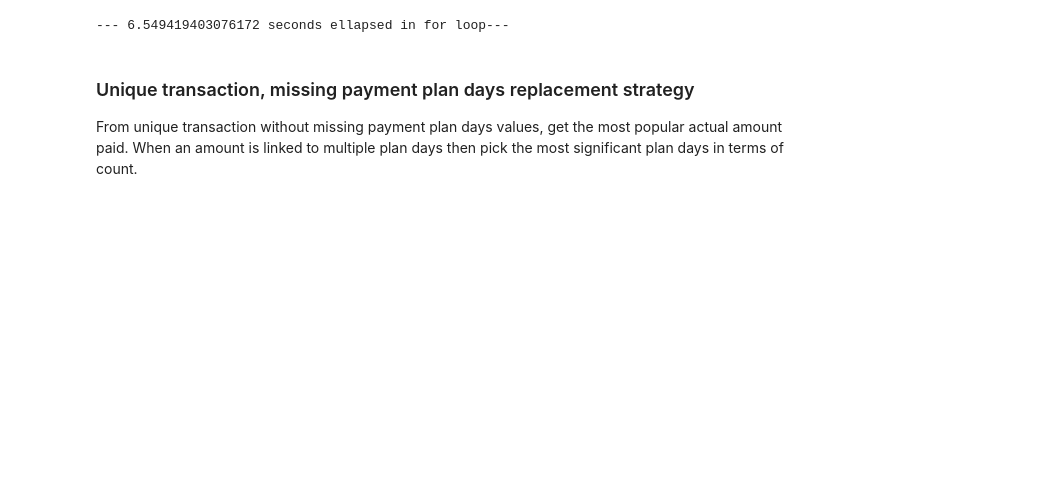
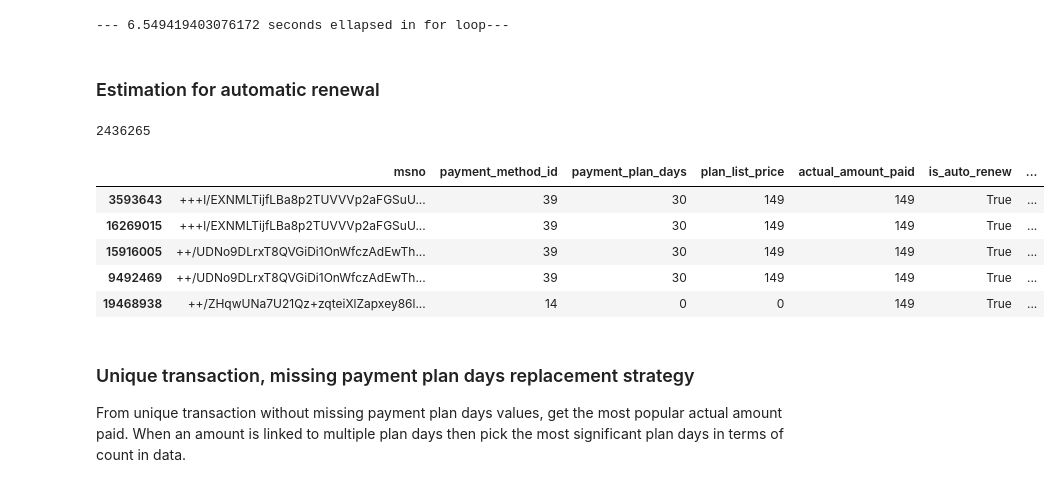
Before and after one commit to cedricherman/Churn_Prediction_KKBOX, a Jupyter notebook: notebooks/Transaction_Extra.ipynb, the cells around one changed output. Saved outputs shown, nothing was run; the diff lists cells and outputs as text; code cells hidden in the pictures; blank space fills up the shorter version.

```diff
--- a/notebooks/Transaction_Extra.ipynb
+++ b/notebooks/Transaction_Extra.ipynb
@@ -74,10 +74,29 @@ for user_name, user_df in df_group:
 print("--- %s seconds ellapsed in for loop---" % (time.time() - start_time))
 # %% [output]
 --- 6.549419403076172 seconds ellapsed in for loop---
+# %% [markdown]
+### Estimation for automatic renewal
+# %%
+c2 = (~df_transac.index.isin(first_trans)) & (df_transac.is_auto_renew == True) & (df_transac.is_cancel == False)
+# %%
+# number of events where a user signed up after its membership expired and activated automatic renewal
+df_transac.loc[c2, 'is_auto_renew'].sum() - df_transac.loc[crit_mem, 'is_auto_renew'].sum()
+# %% [output]
+2436265
+# %%
+# events where users started their membership again with auto renew on
+df_transac.loc[c2 & ~crit_mem, :].head()
+# %% [output]
+|  | msno | payment_method_id | payment_plan_days | plan_list_price | actual_amount_paid | is_auto_renew | ... |
+| 3593643 | +++l/EXNMLTijfLBa8p2TUVVVp2aFGSuU... | 39 | 30 | 149 | 149 | True | ... |
+| 16269015 | +++l/EXNMLTijfLBa8p2TUVVVp2aFGSuU... | 39 | 30 | 149 | 149 | True | ... |
+| 15916005 | ++/UDNo9DLrxT8QVGiDi1OnWfczAdEwTh... | 39 | 30 | 149 | 149 | True | ... |
+| 9492469 | ++/UDNo9DLrxT8QVGiDi1OnWfczAdEwTh... | 39 | 30 | 149 | 149 | True | ... |
+| 19468938 | ++/ZHqwUNa7U21Qz+zqteiXlZapxey86l... | 14 | 0 | 0 | 149 | True | ... |
 # %% [markdown]
 ### Unique transaction, missing payment plan days replacement strategy
 From unique transaction without missing payment plan days values, get the most popular actual amount paid.
-When an amount is linked to multiple plan days then pick the most significant plan days in terms of count.
+When an amount is linked to multiple plan days then pick the most significant plan days in terms of count in data.
 # %%
 # discard active cancellation, unique transaction with missing payment days
 crit_unq_cancel = (df_transac.msno.isin(users_unq_trans)) & (df_transac.payment_plan_days == 0) & (df_transac.is_cancel == True)
```
Also changed, not shown: parts of 21 cells of this notebook.
